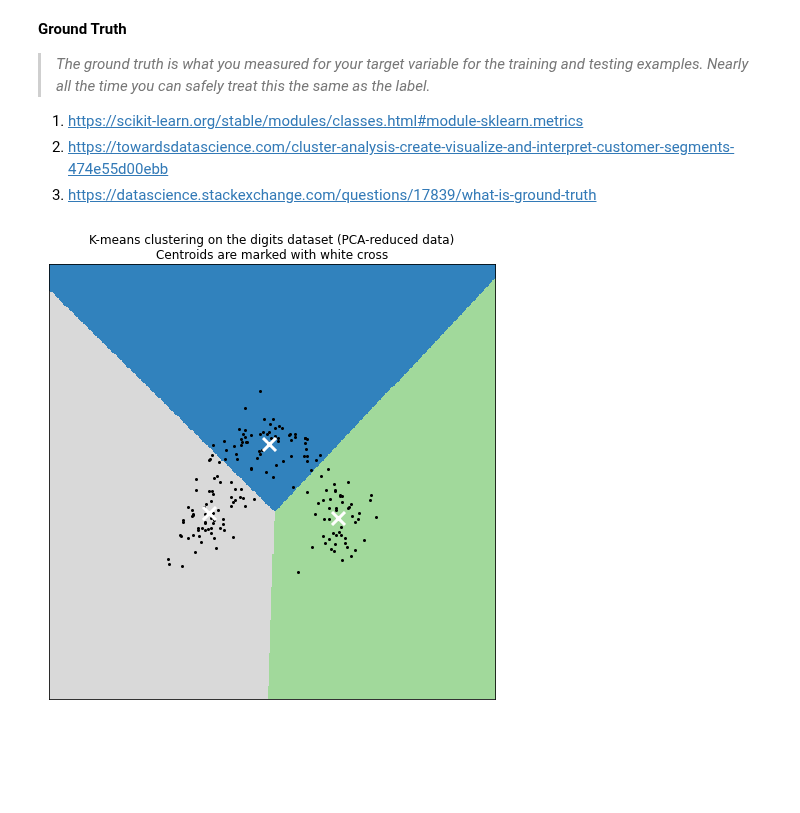
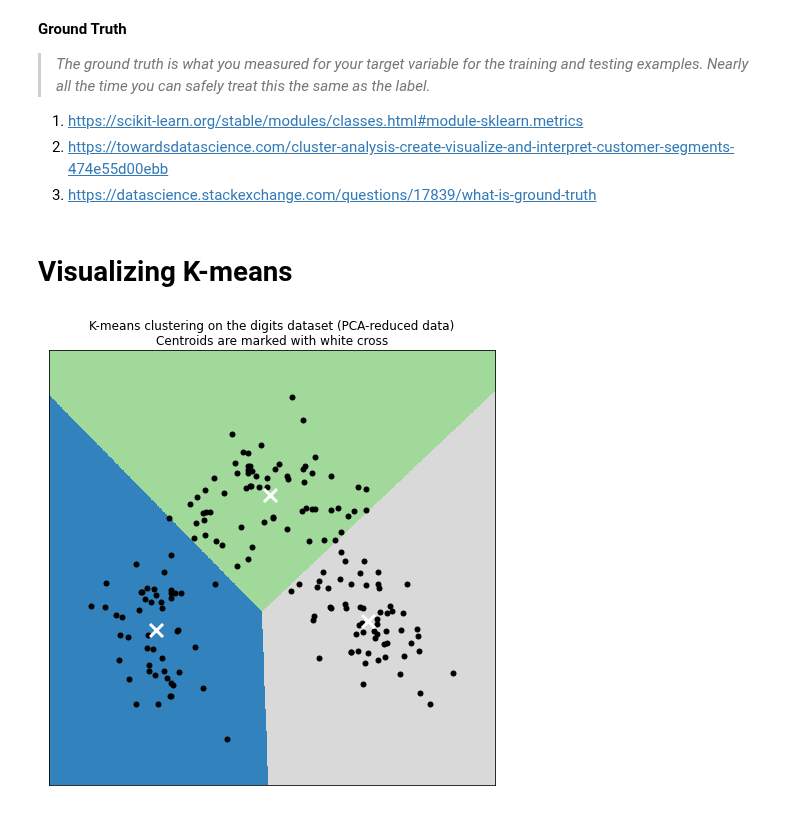
Before and after one commit to broepke/DATA110, a Jupyter notebook: Week 12/DATA110-Week12-broepke-Part-1.ipynb, the cells around one changed output. Saved outputs shown, nothing was run; the diff lists cells and outputs as text; code cells hidden in the pictures; blank space fills up the shorter version.

```diff
--- a/Week 12/DATA110-Week12-broepke-Part-1.ipynb
+++ b/Week 12/DATA110-Week12-broepke-Part-1.ipynb
@@ -207,7 +254,7 @@ plt.yticks(rotation=0);
 labels = df['Class'].copy()
 data = df.drop(columns=['Class']).copy()
 # %%
-mms = MinMaxScaler()
+mms = StandardScaler()
 mms.fit(data)
 data = mms.transform(data)
 # Show five rows of the rescaled data
@@ -406,6 +449,8 @@ DBSCAN          0.002s  0.477   0.525   0.500   0.401   0.494   0.204
 1. https://scikit-learn.org/stable/modules/classes.html#module-sklearn.metrics
 2. https://towardsdatascience.com/cluster-analysis-create-visualize-and-interpret-customer-segments-474e55d00ebb
 3. https://datascience.stackexchange.com/questions/17839/what-is-ground-truth
+# %% [markdown]
+# Visualizing K-means
 # %%
 plt.figure(figsize=(8, 8))
 reduced_data = PCA(n_components=2).fit_transform(data)
@@ -416,32 +461,32 @@ kmeans.fit(reduced_data)
 h = .01 # point in the mesh [x_min, x_max]x[y_min, y_max].
 
 # Plot the decision boundary. For that, we will assign a color to each
 x_min, x_max = reduced_data[:, 0].min() - 1, reduced_data[:, 0].max() + 1
 y_min, y_max = reduced_data[:, 1].min() - 1, reduced_data[:, 1].max() + 1
 xx, yy = np.meshgrid(np.arange(x_min, x_max, h), np.arange(y_min, y_max, h))
 
 
 # Obtain labels for each point in mesh. Use last trained model.
 Z = kmeans.predict(np.c_[xx.ravel(), yy.ravel()])
 # Put the result into a color plot
 Z = Z.reshape(xx.shape)
 plt.figure(1)
 plt.clf()
 plt.imshow(Z, interpolation="nearest",
            extent=(xx.min(), xx.max(), yy.min(), yy.max()),
            cmap=plt.cm.tab20c, aspect="auto", origin="lower")
-plt.plot(reduced_data[:, 0], reduced_data[:, 1], 'k.', markersize=4)
+plt.plot(reduced_data[:, 0], reduced_data[:, 1], 'k.', markersize=10)
 
 # Plot the centroids as a white X
 centroids = kmeans.cluster_centers_
 plt.scatter(centroids[:, 0], centroids[:, 1], marker="x", s=169, linewidths=3,
 color="w", zorder=10)
 plt.title("K-means clustering on the digits dataset (PCA-reduced data)\n"
           "Centroids are marked with white cross")
 plt.xlim(x_min, x_max)
 plt.ylim(y_min, y_max)
 plt.xticks(())
 plt.yticks(())
 plt.show()
 # %% [output]
-[figure, old version]
+[figure, new version]
```
Also changed, not shown: parts of 19 cells of this notebook, 10 other files.
